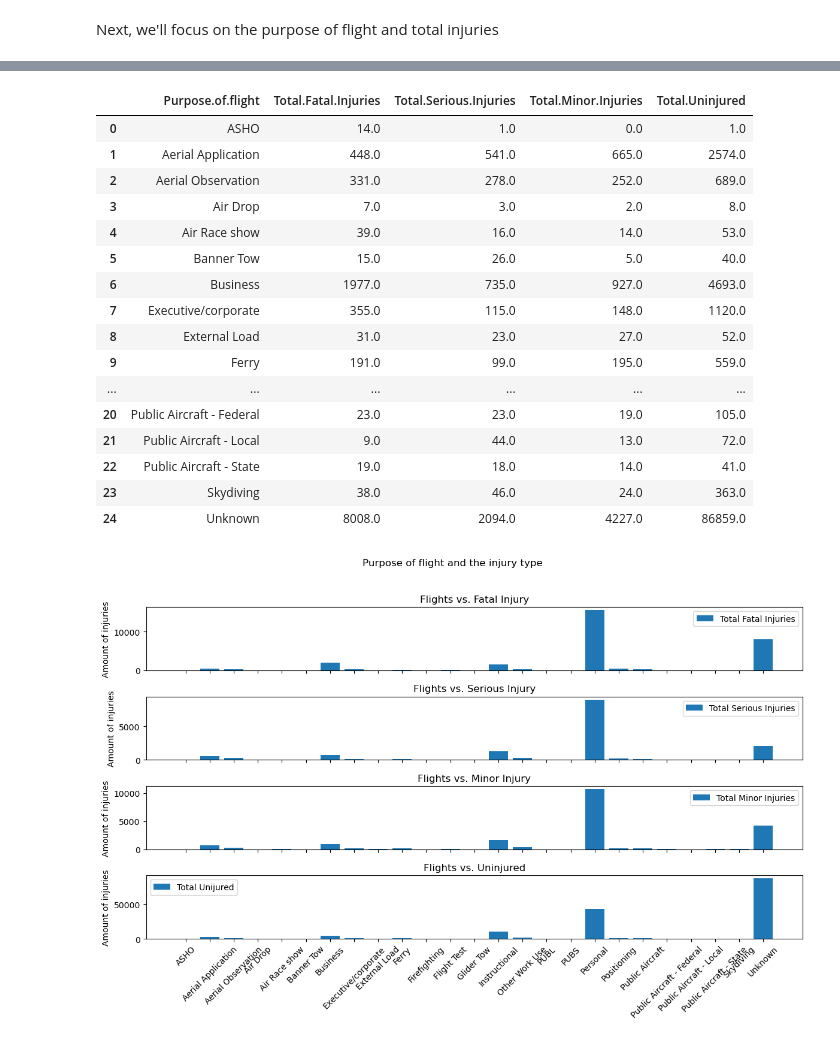
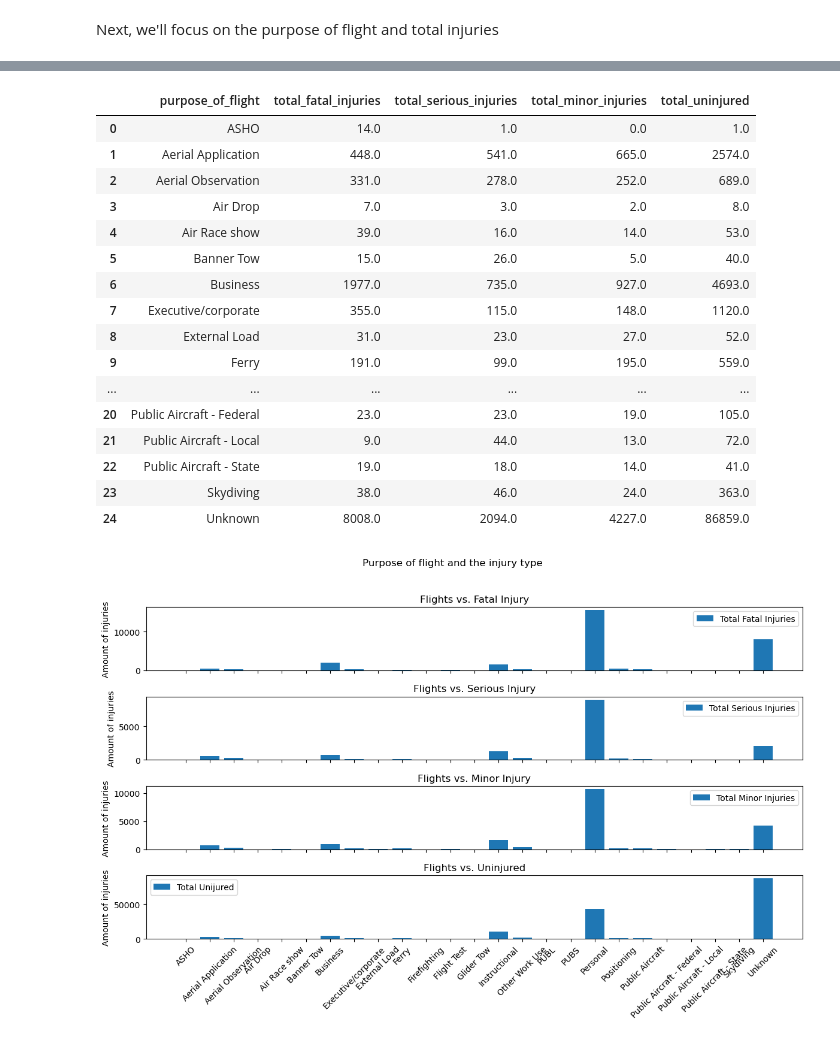
Before and after one commit to omendez930/Aircraft_purchase_analysis, a Jupyter notebook: Index.ipynb, the cells around one changed output, grey strips where cells are left out. Saved outputs shown, nothing was run; the diff lists cells and outputs as text; code cells hidden in the pictures.

```diff
--- a/Index.ipynb
+++ b/Index.ipynb
@@ -282,4 +391,4 @@ We run into a similar issue with the **'Fatal'** category within the **Injury Se
 Let's combine all **Fatal** elements in the **Injury Severity** column. Before we do so, the fatal category has a number of repeated inputs that have parantheses following the entry. To eliminate any confusion, I will proceed to replace all rows that have **Fatal** under one category
 # %%
 #replacing the () followed by any number for elements within the injury severity column, regex, removes the parantheses from fatal
-data['Injury.Severity'].replace(regex='\((\d+)\)', value= '', inplace=True)
+data['injury_severity'].replace(to_replace=r'\(\d+\)', value='', regex=True, inplace=True)
@@ -303,7 +419,7 @@ aircraft_damage_count
 # %% [markdown]
 We'll remove any category that that 'Unknown' within the 'Aircraft_damage' column, since the amount is so low and won't have a significant impact on the data.
 # %%
-data.drop(data[data['Aircraft.damage'] == 'Unknown'].index, inplace=True)
+data.drop(data[data['aircraft_damage'] == 'Unknown'].index, inplace=True)
 # %% [markdown]
 Save the changes to a variable 'aircraft damage count'
 # %%
@@ -340,8 +456,8 @@ memory usage: 17.4+ MB
 I noticed that the **Event.Date** column is currently a object dtype. Let's modify that column to reflect the correct data type
 # %%
 #convert the object datatype to a datetime type
-data['Event_Date'] = pd.to_datetime(data['Event.Date'])
-data['Event_Date']
+data['event_date'] = pd.to_datetime(data['event_date'])
+data['event_date']
 # %% [output]
 0       1948-10-24
 1       1962-07-19
@@ -650,7 +766,7 @@ Next, we'll assess the amount of damage occurred with the number of engines inst
 # %% [markdown]
 The amount of missing values within the number of engines columns is small. We'll find the mean number of engines and replace the missing values with the mean.
 # %%
-data['Number.of.Engines'].fillna(float(round(data['Number.of.Engines'].mean())), inplace=True)
+data['number_of_engines'].fillna(float(round(data['number_of_engines'].mean())), inplace=True)
 #check the changes
-data['Number.of.Engines'].isna().sum()
+data['number_of_engines'].isna().sum()
 # %% [output]
@@ -717,16 +839,16 @@ purpose_of_flight_count
  'PUBL': 1}
 # %%
 # Group by 'Purpose.of.flight' and count occurrences
-grouped_counts = data.groupby('Purpose.of.flight').agg({
-    'Total.Fatal.Injuries': 'sum',
-    'Total.Serious.Injuries': 'sum',
-    'Total.Minor.Injuries': 'sum',
-    'Total.Uninjured': 'sum'
+grouped_counts = data.groupby('purpose_of_flight').agg({
+    'total_fatal_injuries': 'sum',
+    'total_serious_injuries': 'sum',
+    'total_minor_injuries': 'sum',
+    'total_uninjured': 'sum'
 }).reset_index()
 
 grouped_counts
 # %% [output]
-|  | Purpose.of.flight | Total.Fatal.Injuries | Total.Serious.Injuries | Total.Minor.Injuries | Total.Uninjured |
+|  | purpose_of_flight | total_fatal_injuries | total_serious_injuries | total_minor_injuries | total_uninjured |
 | 0 | ASHO | 14.0 | 1.0 | 0.0 | 1.0 |
 | 1 | Aerial Application | 448.0 | 541.0 | 665.0 | 2574.0 |
 | 2 | Aerial Observation | 331.0 | 278.0 | 252.0 | 689.0 |
```
Also changed, not shown: parts of 57 cells of this notebook, 9 other files.
